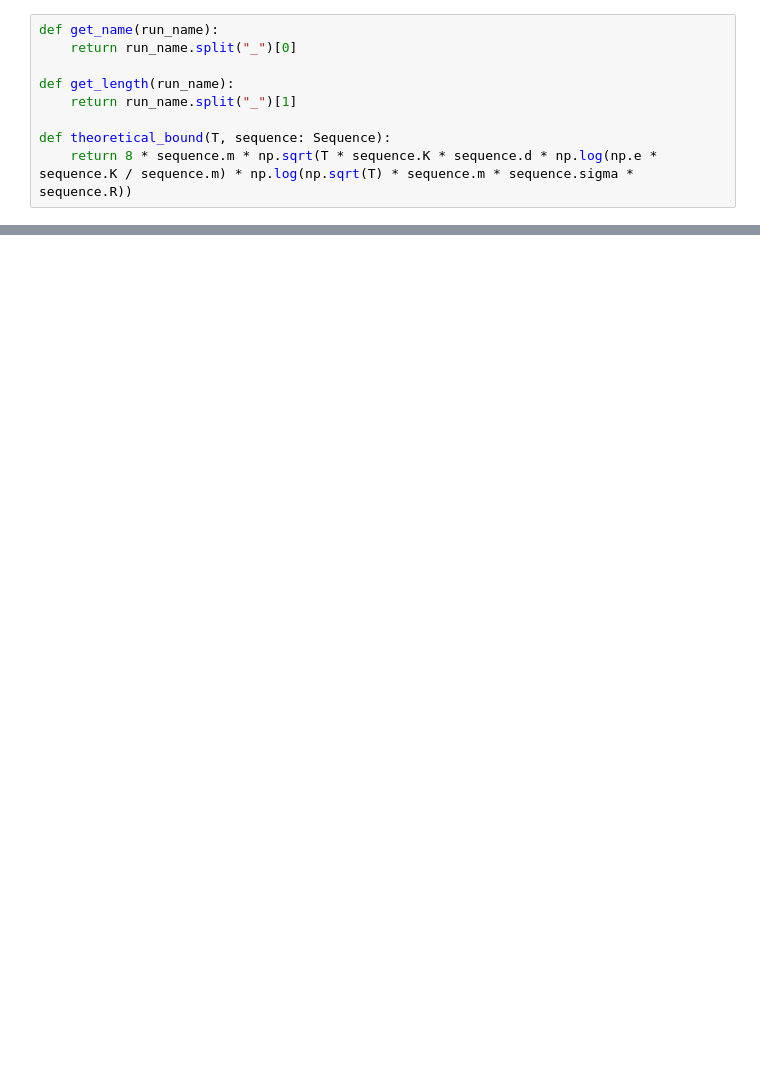
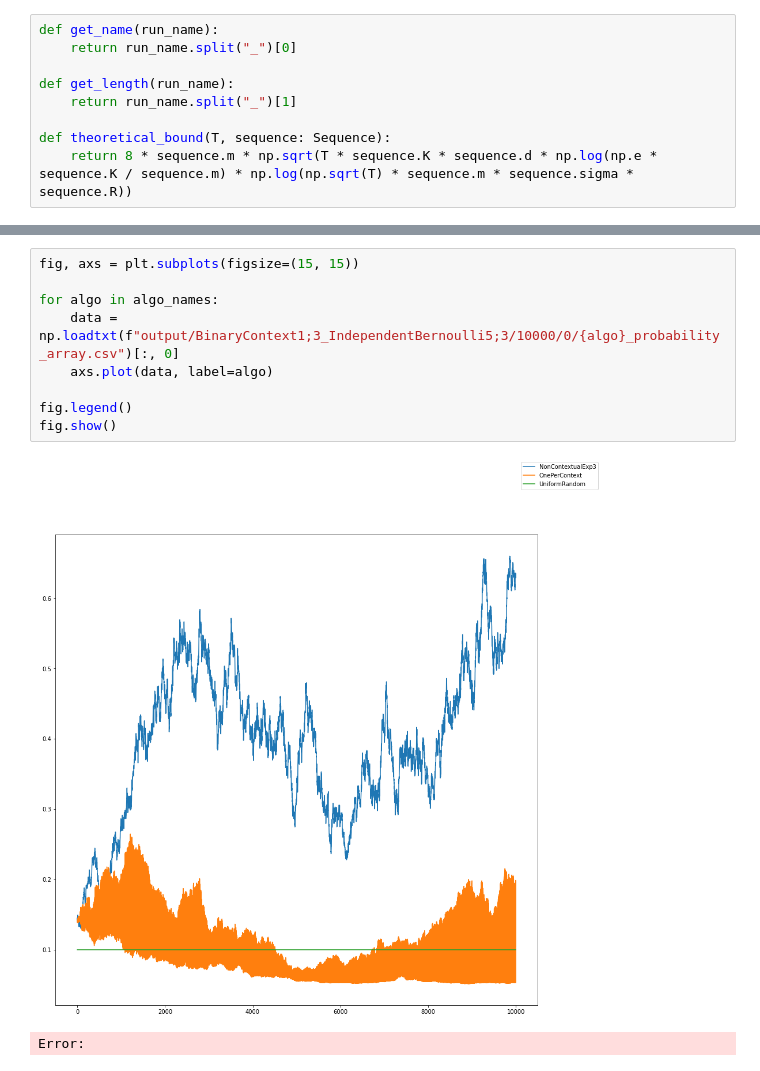
Before and after one commit to LukasZierahn/Combinatorial-Contextual-Bandits, a Jupyter notebook: visualise_results.ipynb, the cells around one changed output, grey strips where cells are left out. Saved outputs shown, nothing was run; the diff lists cells and outputs as text; blank space fills up the shorter version.

```diff
--- a/visualise_results.ipynb
+++ b/visualise_results.ipynb
@@ -78,3 +89,15 @@ UniformRandom 10000 regret: 50.3 37.19690847368905 (4792.22)
+# %%
+fig, axs = plt.subplots(figsize=(15, 15))
+
+for algo in algo_names:
+    data = np.loadtxt(f"output/BinaryContext1;3_IndependentBernoulli5;3/10000/0/{algo}_probability_array.csv")[:, 0]
+    axs.plot(data, label=algo)
+
+fig.legend()
+fig.show()
+# %% [output]
+[figure, added]
+Error:
 # %%
 for name in ["FullBanditExp3"]:
     for length in results[name].keys():
```
Also changed, not shown: parts of 5 cells of this notebook, 3 other files.
